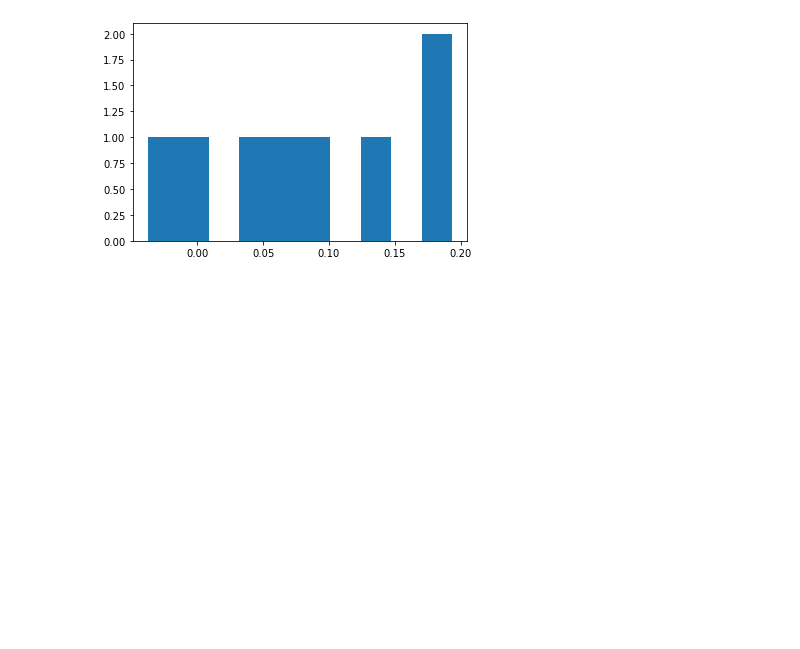
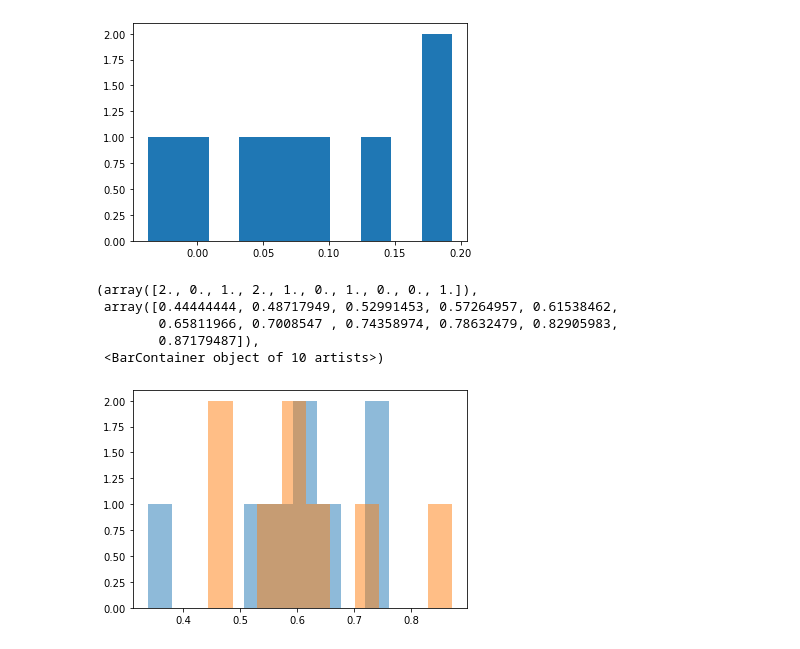
Before and after one commit to laurenhoft/ABmem, a Jupyter notebook: ABmemNotebook.ipynb, the cells around one changed output. Cells and saved outputs as stored; diff of their text form; code cells hidden in the pictures; blank space fills up the shorter version.

```diff
--- a/ABmemNotebook.ipynb
+++ b/ABmemNotebook.ipynb
@@ -101,3 +101,21 @@ plt.hist(df['PP1blink_mem'] - df['PP1cor_mem'])
          0.19359756]),
  <BarContainer object of 10 artists>)
 [figure]
+# %%
+import matplotlib.pyplot as plt
+import numpy as np
+fig = plt.figure()
+#data
+
+plt.hist(df['PP1cor_mem'], alpha=0.5)
+
+
+
+plt.hist(df['PP5cor_mem'], alpha=0.5)
+# %% [output]
+(array([2., 0., 1., 2., 1., 0., 1., 0., 0., 1.]),
+ array([0.44444444, 0.48717949, 0.52991453, 0.57264957, 0.61538462,
+        0.65811966, 0.7008547 , 0.74358974, 0.78632479, 0.82905983,
+        0.87179487]),
+ <BarContainer object of 10 artists>)
+[figure, added]
```
Also changed, not shown: parts of 8 cells of this notebook, 1 other file.
